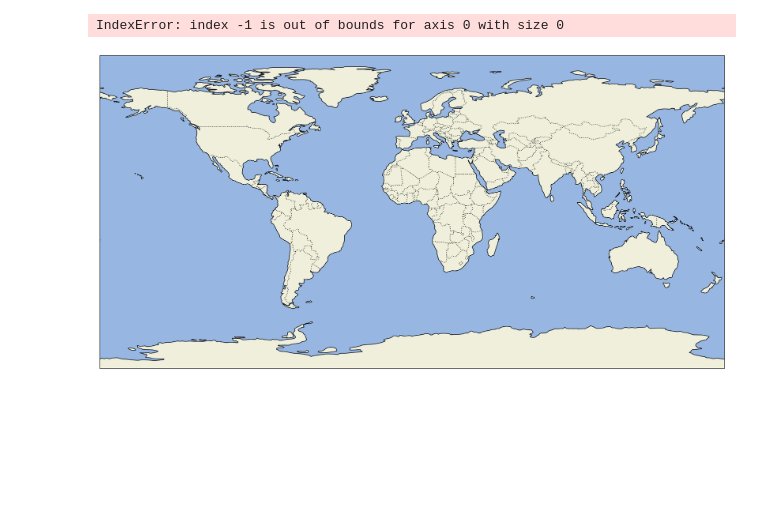
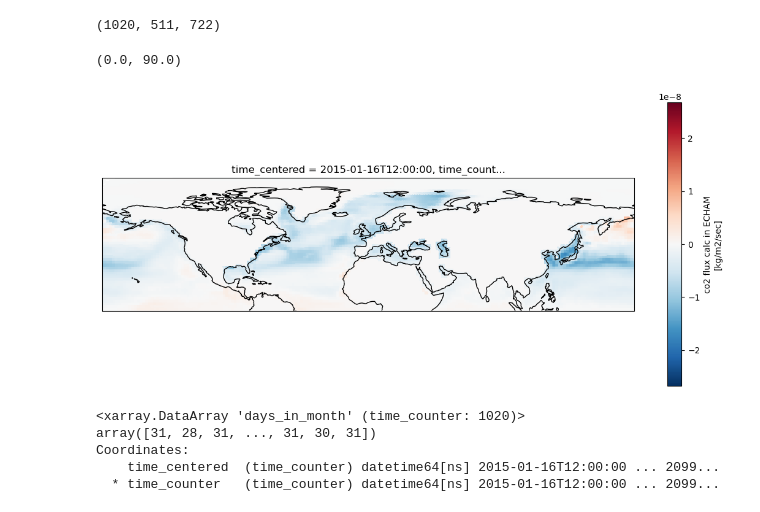
Before and after one commit to chiaraciscato/MScThesis, a Jupyter notebook: Seasonality.ipynb, the cells around one changed output. Drawn from its saved outputs; the diff is of its cells as text; code cells hidden in the pictures; blank space fills up the shorter version.

```diff
--- a/Seasonality.ipynb
+++ b/Seasonality.ipynb
@@ -235,7 +0,0 @@ make_figure();
-# %%
-_, ax = make_figure()
-# plot the temperature field
-area.co2flux_cpl[500].plot()
-# %% [output]
-IndexError: index -1 is out of bounds for axis 0 with size 0
-[figure, removed]
@@ -241,0 +10,3 @@ IndexError: index -1 is out of bounds for axis 0 with size 0
+# %%
+dataset=(r'/Users/chiaraciscato/Desktop/geomar/FOCI data/CO2flux_baseline_ensemble1_ssp126_1m.nc')
+data = xr.open_dataset(dataset)
@@ -241,0 +18,28 @@ IndexError: index -1 is out of bounds for axis 0 with size 0
+# %%
+print(co2flux.shape) # variable shape
+# %% [output]
+(1020, 511, 722)
+# %%
+plt.figure(figsize=(14, 6))
+ax = plt.axes(projection=ccrs.PlateCarree())
+ax.set_global()
+data.co2flux_cpl[0].plot.pcolormesh(
+    ax=ax, transform=ccrs.PlateCarree(), x="nav_lon", y="nav_lat", add_colorbar=True
+
+)
+ax.coastlines()
+ax.set_ylim([0, 90])
+# %% [output]
+(0.0, 90.0)
+[figure, added]
+# %%
+# calculate the month length
+
+month_length = data.time_counter.dt.days_in_month
+month_length
+# %% [output]
+<xarray.DataArray 'days_in_month' (time_counter: 1020)>
+array([31, 28, 31, ..., 31, 30, 31])
+Coordinates:
+    time_centered  (time_counter) datetime64[ns] 2015-01-16T12:00:00 ... 2099...
+  * time_counter   (time_counter) datetime64[ns] 2015-01-16T12:00:00 ... 2099...
```
Also changed, not shown: parts of 42 cells of this notebook, 14 other files.
